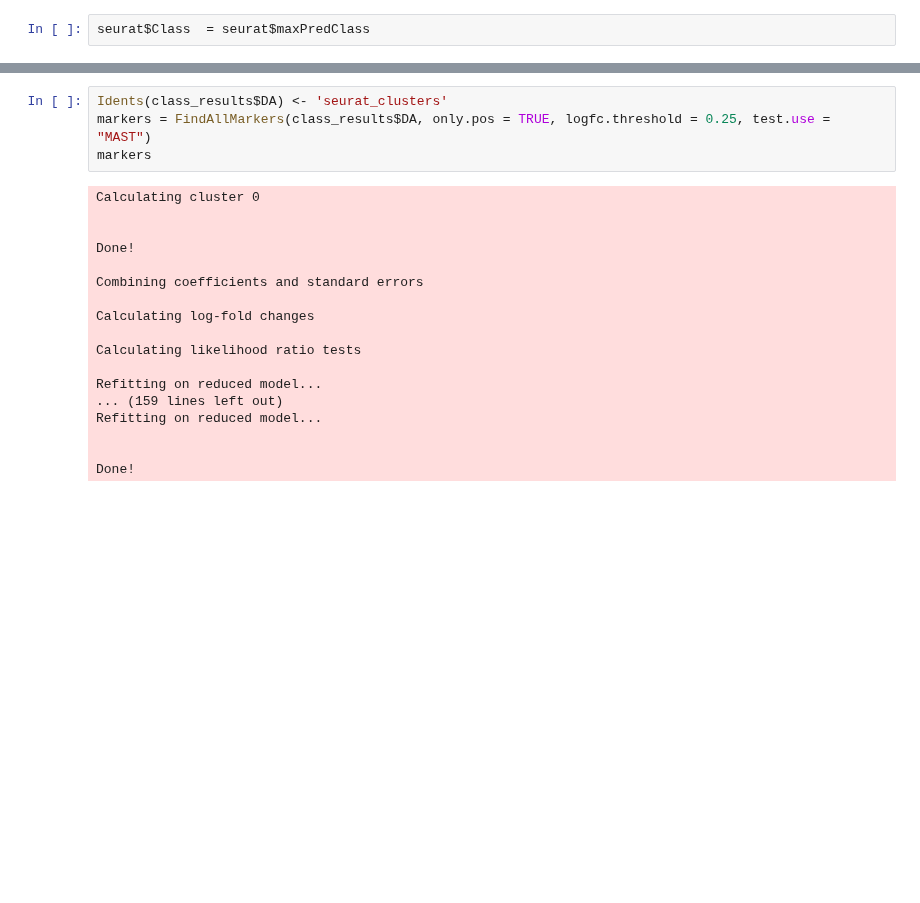
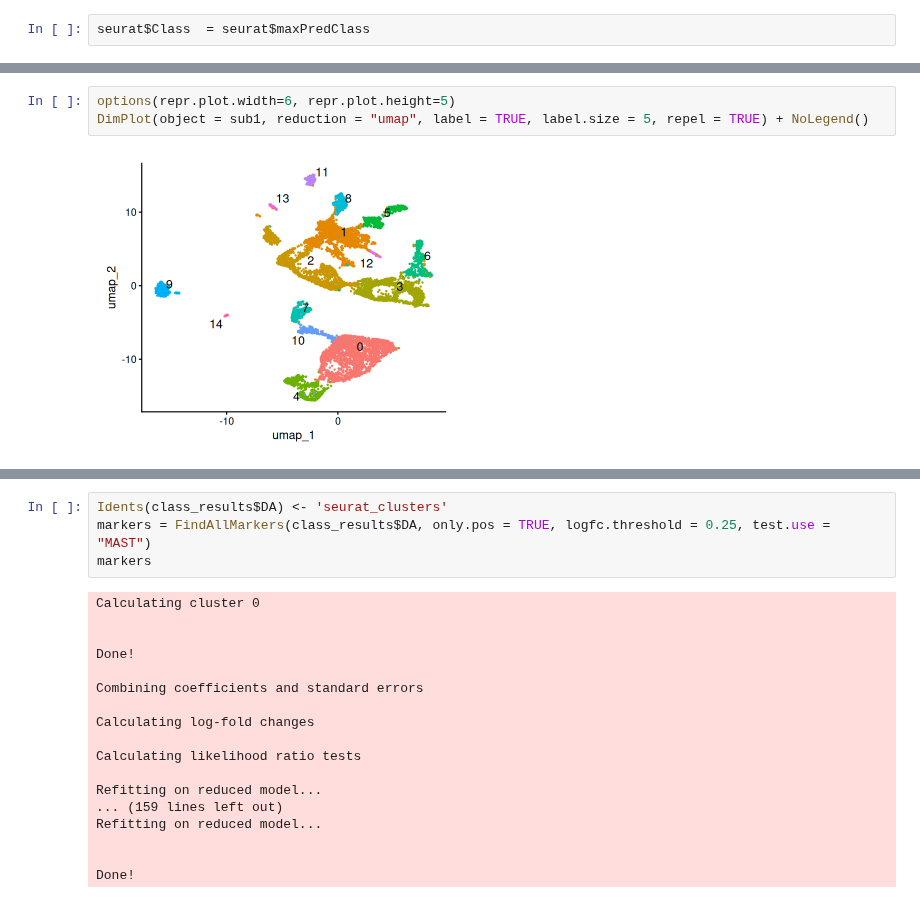
Before and after one commit to qwccccc/Macaque_VTA_snRNA_Script, a Jupyter notebook: 2_VTA_cluster.ipynb, the cells around one changed output, grey strips where cells are left out. Drawn from its saved outputs; the diff is of its cells as text; blank space fills up the shorter version.

```diff
--- a/2_VTA_cluster.ipynb
+++ b/2_VTA_cluster.ipynb
@@ -54,0 +142,5 @@ seurat$Class  = seurat$maxPredClass
+# %%
+options(repr.plot.width=6, repr.plot.height=5)
+DimPlot(object = sub1, reduction = "umap", label = TRUE, label.size = 5, repel = TRUE) + NoLegend()
+# %% [output]
+[figure, added]
```
Also changed, not shown: parts of 27 cells of this notebook, 11 other files.
